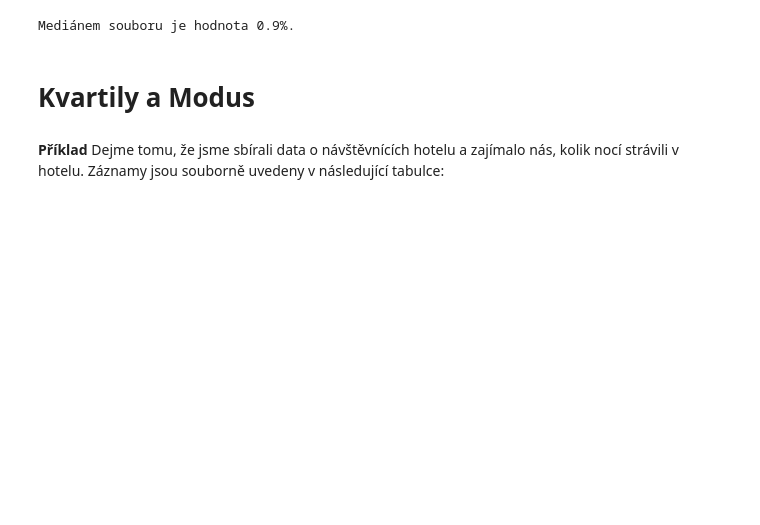
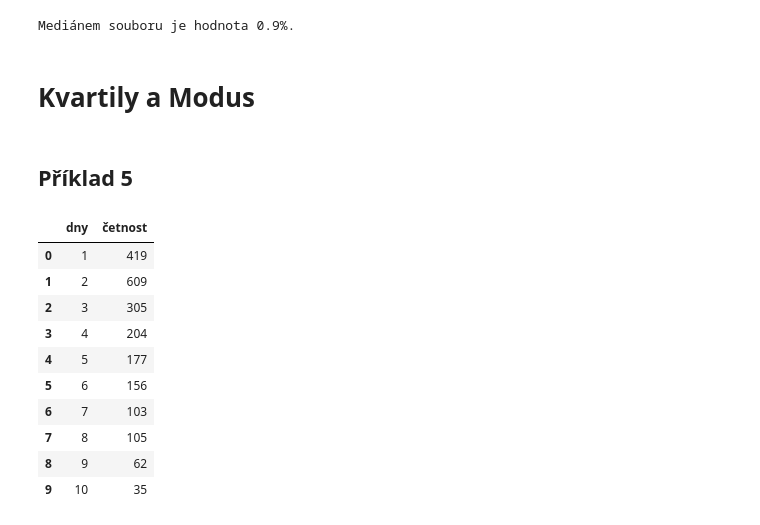
Before and after one commit to dusanpython66/pravdepodobnost, a Jupyter notebook: 1. Popisná statistika/popisna_statistika.ipynb, the cells around one changed output. Cells and saved outputs as stored; diff of their text form; code cells hidden in the pictures; blank space fills up the shorter version.

```diff
--- a/1. Popisná statistika/popisna_statistika.ipynb
+++ b/1. Popisná statistika/popisna_statistika.ipynb
@@ -199,6 +194,5 @@ print(f"Mediánem souboru je hodnota {m}%.")
 Mediánem souboru je hodnota 0.9%.
 # %% [markdown]
 # Kvartily a Modus
-# %% [markdown]
-**Příklad**
-Dejme tomu, že jsme sbírali data o návštěvnících hotelu a zajímalo nás, kolik nocí strávili v hotelu. Záznamy jsou souborně uvedeny v následující tabulce:
+# %% [markdown]
+## Příklad 5
@@ -204,0 +201,19 @@ Dejme tomu, že jsme sbírali data o návštěvnících hotelu a zajímalo nás,
+# %%
+import pandas as pd
+data = {"dny": [i for i in range(1, 11)],
+       "četnost": [419, 609, 305, 204, 177, 156, 103, 105, 62, 35]}
+tabulka = pd.DataFrame(data)
+# %%
+tabulka
+# %% [output]
+|  | dny | četnost |
+| 0 | 1 | 419 |
+| 1 | 2 | 609 |
+| 2 | 3 | 305 |
+| 3 | 4 | 204 |
+| 4 | 5 | 177 |
+| 5 | 6 | 156 |
+| 6 | 7 | 103 |
+| 7 | 8 | 105 |
+| 8 | 9 | 62 |
+| 9 | 10 | 35 |
```
Also changed, not shown: parts of 20 cells of this notebook.
